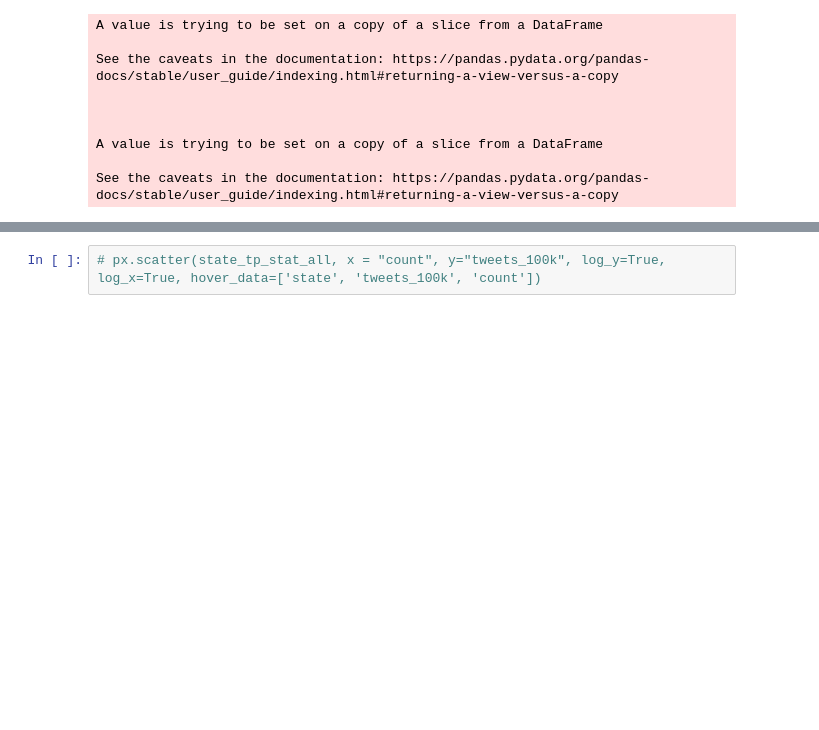
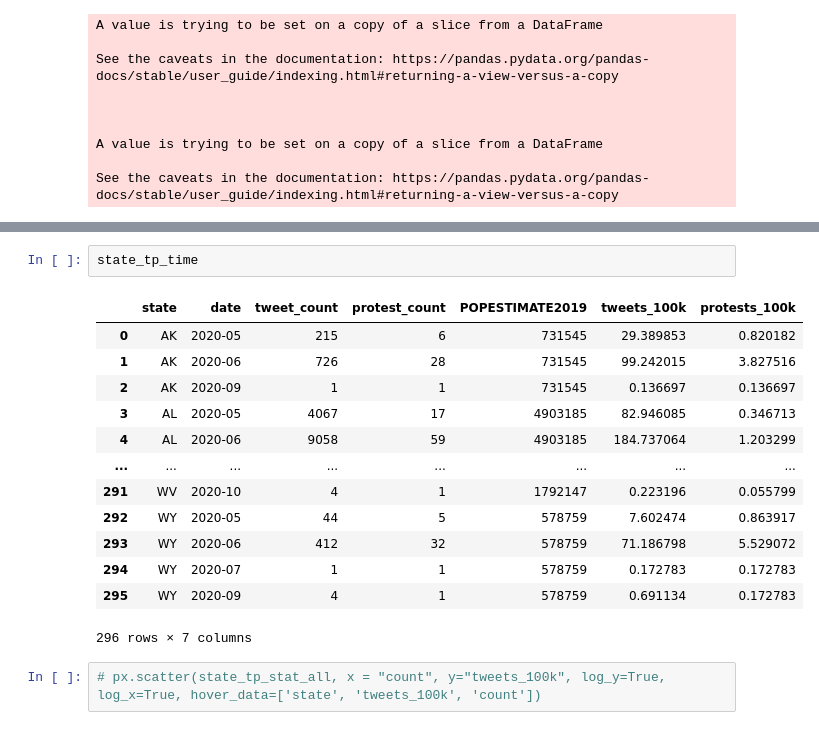
Before and after one commit to lnicoletti/hashtag_activism_protest, a Jupyter notebook: notebooks/3-NCSL_DataCollection.ipynb, the cells around one changed output, grey strips where cells are left out. Saved outputs shown, nothing was run; the diff lists cells and outputs as text; blank space fills up the shorter version.

```diff
--- a/notebooks/3-NCSL_DataCollection.ipynb
+++ b/notebooks/3-NCSL_DataCollection.ipynb
@@ -287,3 +303,19 @@ See the caveats in the documentation: https://pandas.pydata.org/pandas-docs/stab
+# %%
+state_tp_time
+# %% [output]
+|  | state | date | tweet_count | protest_count | POPESTIMATE2019 | tweets_100k | protests_100k |
+| 0 | AK | 2020-05 | 215 | 6 | 731545 | 29.389853 | 0.820182 |
+| 1 | AK | 2020-06 | 726 | 28 | 731545 | 99.242015 | 3.827516 |
+| 2 | AK | 2020-09 | 1 | 1 | 731545 | 0.136697 | 0.136697 |
+| 3 | AL | 2020-05 | 4067 | 17 | 4903185 | 82.946085 | 0.346713 |
+| 4 | AL | 2020-06 | 9058 | 59 | 4903185 | 184.737064 | 1.203299 |
+| ... | ... | ... | ... | ... | ... | ... | ... |
+| 291 | WV | 2020-10 | 4 | 1 | 1792147 | 0.223196 | 0.055799 |
+| 292 | WY | 2020-05 | 44 | 5 | 578759 | 7.602474 | 0.863917 |
+| 293 | WY | 2020-06 | 412 | 32 | 578759 | 71.186798 | 5.529072 |
+| 294 | WY | 2020-07 | 1 | 1 | 578759 | 0.172783 | 0.172783 |
+| 295 | WY | 2020-09 | 4 | 1 | 578759 | 0.691134 | 0.172783 |
+296 rows × 7 columns
 # %%
 # px.scatter(state_tp_stat_all, x = "count", y="tweets_100k", log_y=True, log_x=True, hover_data=['state', 'tweets_100k', 'count'])
 # %%
```
Also changed, not shown: parts of 8 cells of this notebook.
